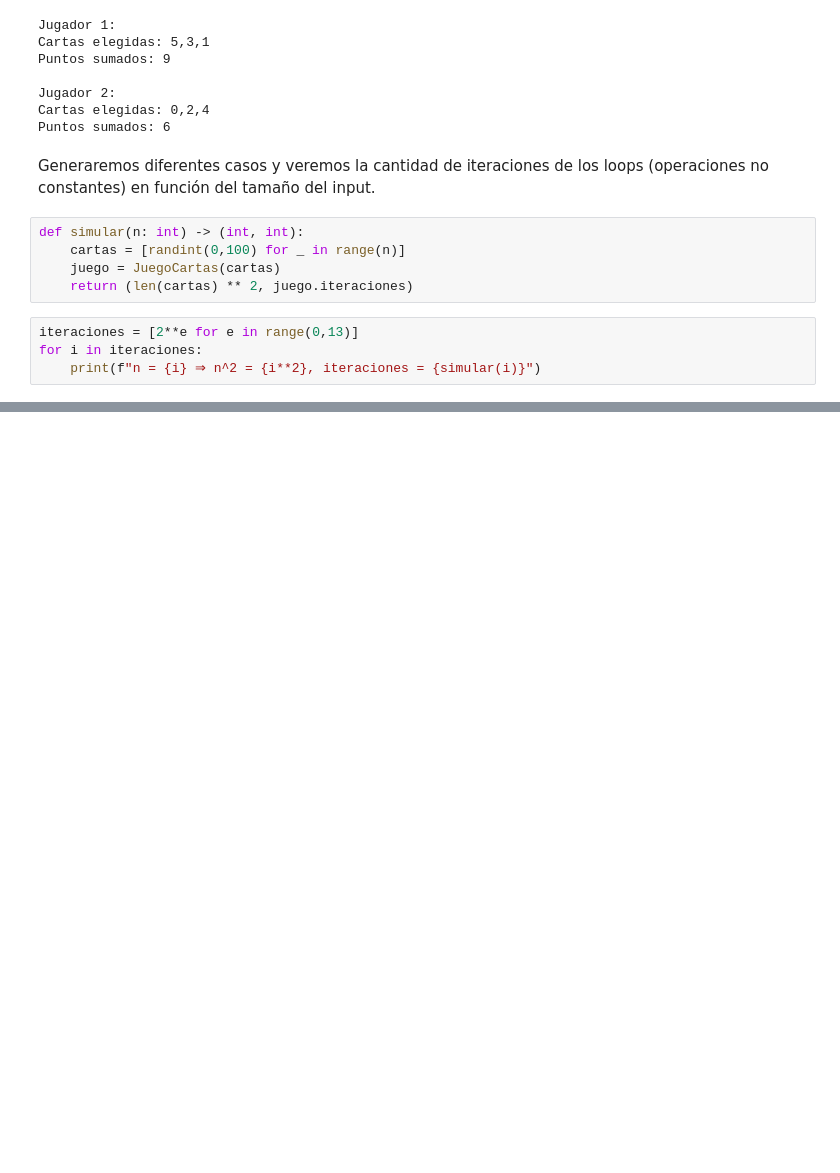
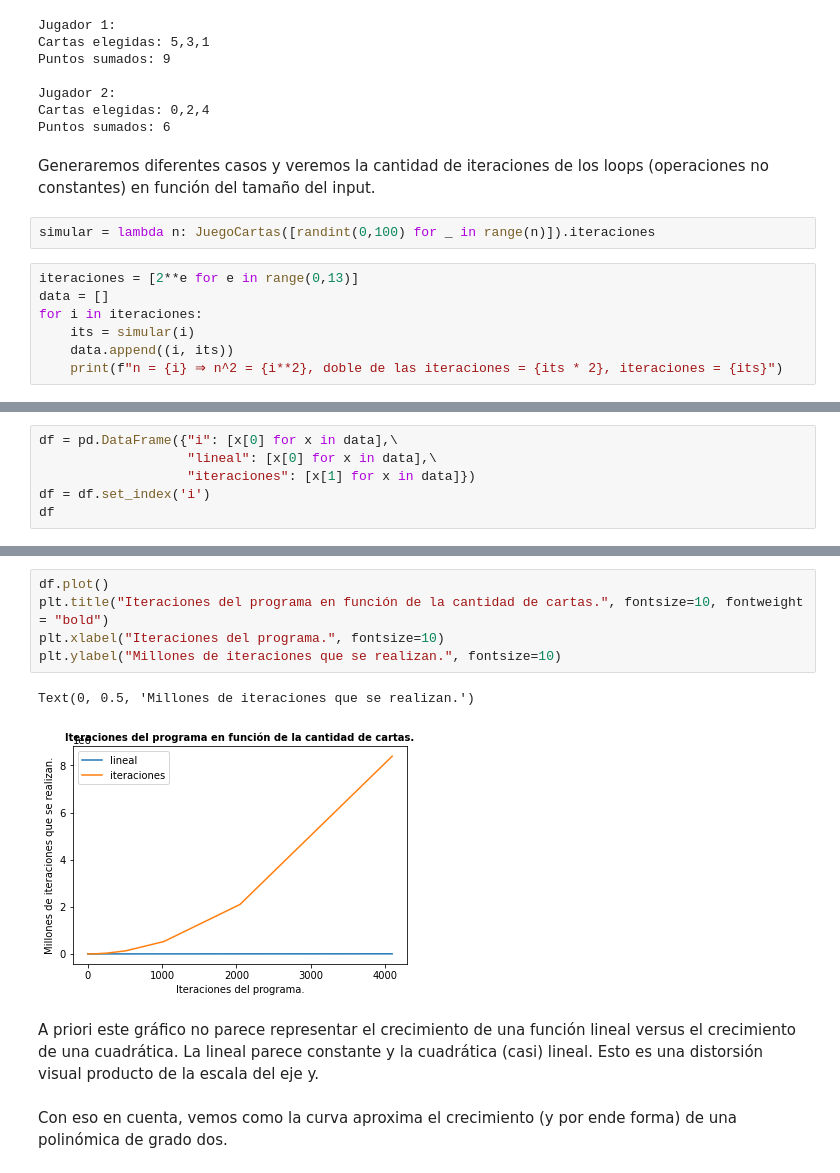
Before and after one commit to Jonathan-R0/TeoriaDeAlgoritmos, a Jupyter notebook: TP2/Comparaciones.ipynb, the cells around one changed output, grey strips where cells are left out. Saved outputs shown, nothing was run; the diff lists cells and outputs as text; blank space fills up the shorter version.

Commit message:
Fixes & visualización

```diff
--- a/TP2/Comparaciones.ipynb
+++ b/TP2/Comparaciones.ipynb
@@ -19,12 +21,12 @@ Puntos sumados: 6
 # %% [markdown]
 Generaremos diferentes casos y veremos la cantidad de iteraciones de los loops (operaciones no constantes) en función del tamaño del input.
 # %%
-def simular(n: int) -> (int, int):
-    cartas = [randint(0,100) for _ in range(n)]
-    juego = JuegoCartas(cartas)
-    return (len(cartas) ** 2, juego.iteraciones)
+simular = lambda n: JuegoCartas([randint(0,100) for _ in range(n)]).iteraciones
 # %%
 iteraciones = [2**e for e in range(0,13)]
+data = []
 for i in iteraciones:
-    print(f"n = {i} ⇒ n^2 = {i**2}, iteraciones = {simular(i)}")
+    its = simular(i)
+    data.append((i, its))
+    print(f"n = {i} ⇒ n^2 = {i**2}, doble de las iteraciones = {its * 2}, iteraciones = {its}")
 # %% [output]
@@ -43,0 +49,6 @@ n = 4096 ⇒ n^2 = 16777216, iteraciones = (16777216, 8392703)
+# %%
+df = pd.DataFrame({"i": [x[0] for x in data],\
+                   "lineal": [x[0] for x in data],\
+                   "iteraciones": [x[1] for x in data]})
+df = df.set_index('i')
+df
@@ -43,0 +71,12 @@ n = 4096 ⇒ n^2 = 16777216, iteraciones = (16777216, 8392703)
+# %%
+df.plot()
+plt.title("Iteraciones del programa en función de la cantidad de cartas.", fontsize=10, fontweight = "bold")
+plt.xlabel("Iteraciones del programa.", fontsize=10)
+plt.ylabel("Millones de iteraciones que se realizan.", fontsize=10)
+# %% [output]
+Text(0, 0.5, 'Millones de iteraciones que se realizan.')
+[figure, added]
+# %% [markdown]
+A priori este gráfico no parece representar el crecimiento de una función lineal versus el crecimiento de una cuadrática. La lineal parece constante y la cuadrática (casi) lineal. Esto es una distorsión visual producto de la escala del eje y.
+# %% [markdown]
+Con eso en cuenta, vemos como la curva aproxima el crecimiento (y por ende forma) de una polinómica de grado dos.
```
Also changed, not shown: parts of 4 cells of this notebook.
